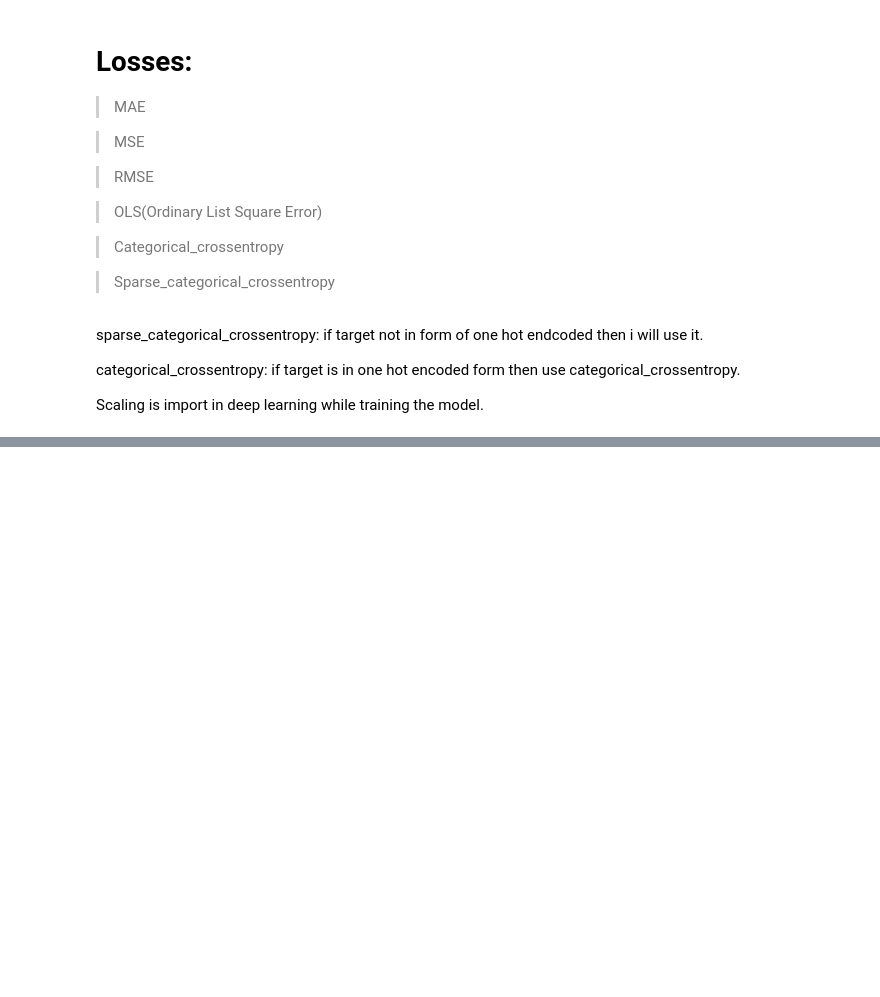
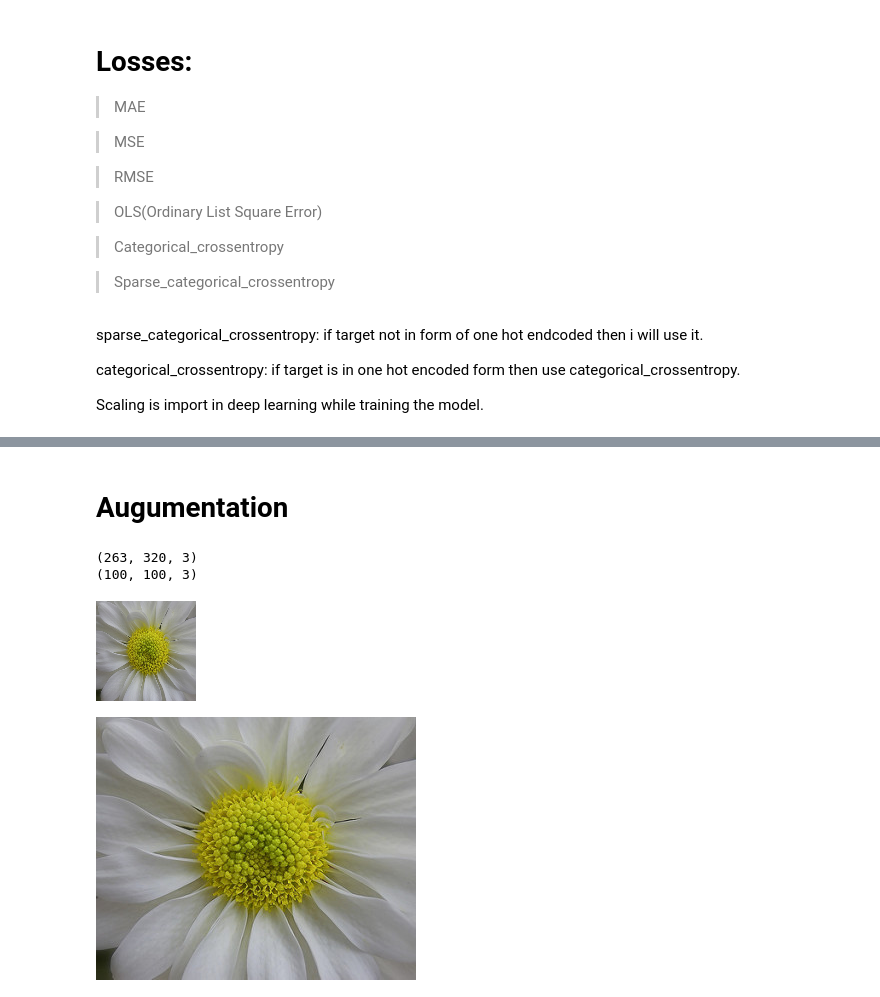
Before and after one commit to Jhanvis0110/Artifical_Intelligence-22-04-2023-, a Jupyter notebook: AI_10AM.ipynb, the cells around one changed output, grey strips where cells are left out. Cells and saved outputs as stored; diff of their text form; code cells hidden in the pictures; blank space fills up the shorter version.

```diff
--- a/AI_10AM.ipynb
+++ b/AI_10AM.ipynb
@@ -728,0 +926,2 @@ import cv2
+# %% [markdown]
+# Augumentation
@@ -728,0 +939,13 @@ import cv2
+# %%
+from google.colab.patches import cv2_imshow
+img=cv2.imread("/content/drive/MyDrive/Colab Notebooks/AI_trained Model/datasets/flower_photos/daisy/100080576_f52e8ee070_n.jpg")
+print(img.shape)
+img_resize=cv2.resize(img,(100,100))
+print(img_resize.shape)
+cv2_imshow(img_resize)
+cv2_imshow(img)
+# %% [output]
+(263, 320, 3)
+(100, 100, 3)
+[figure, added]
+[figure, added]
```
Also changed, not shown: parts of 84 cells of this notebook.
